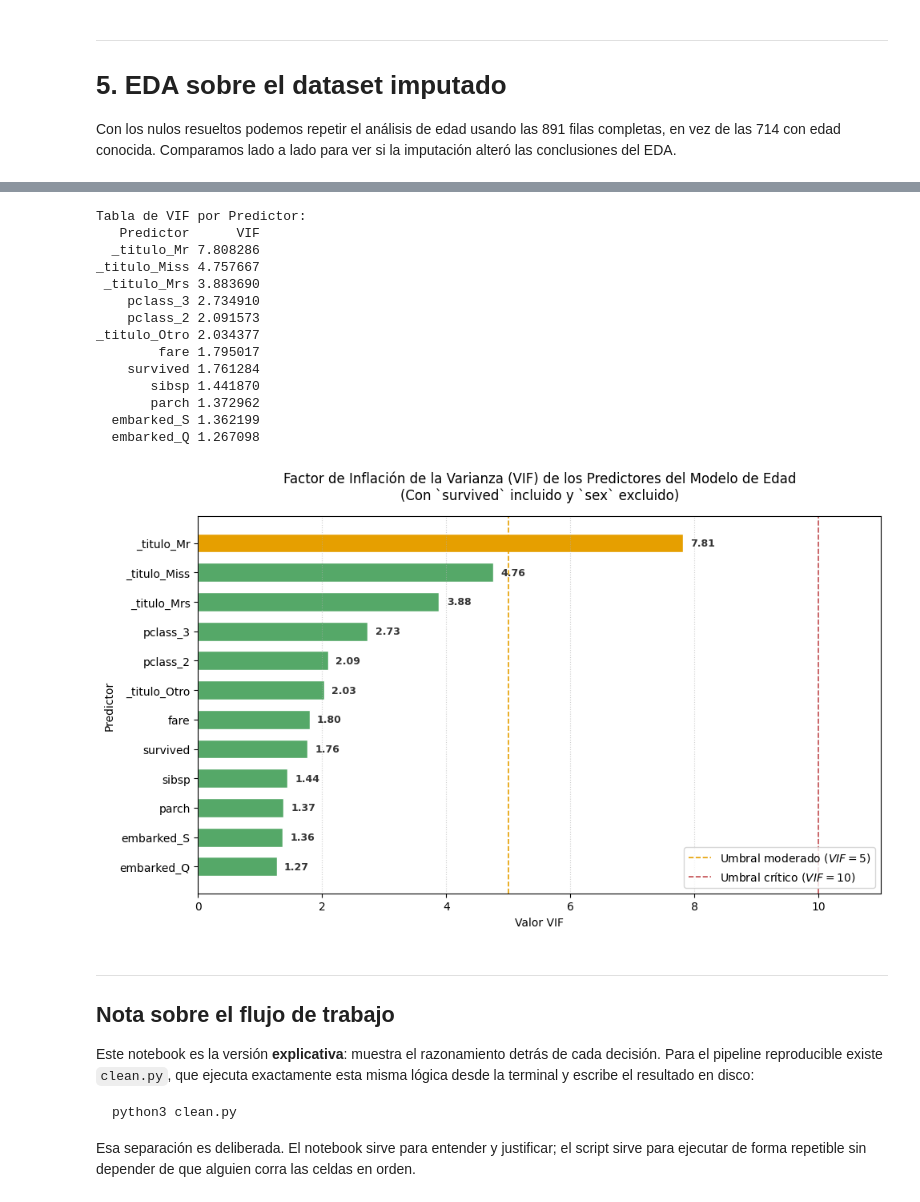
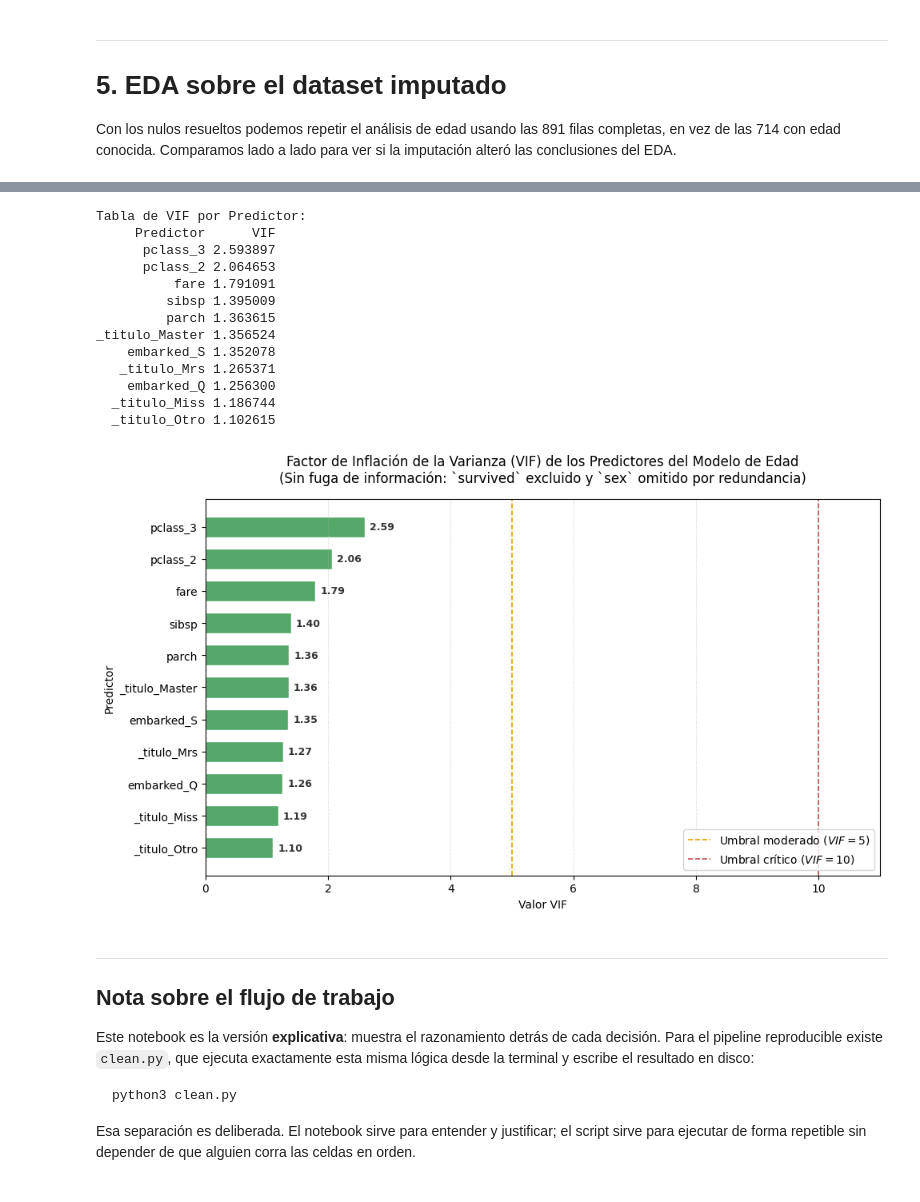
Before and after one commit to HugoAI23/titanic_llm, a Jupyter notebook: EDA_estocastico.ipynb, the cells around one changed output, grey strips where cells are left out. Saved outputs shown, nothing was run; the diff lists cells and outputs as text; code cells hidden in the pictures.

```diff
--- a/EDA_estocastico.ipynb
+++ b/EDA_estocastico.ipynb
@@ -175,8 +175,6 @@ RANDOM_STATE = 42
 rng = np.random.default_rng(RANDOM_STATE)
 
 # --- Predictor extra: el título social contenido en el nombre -------------------
-# 'Master' identifica a niños varones y 'Miss' a mujeres jóvenes o solteras.
-# Es la señal más fuerte disponible para estimar la edad, y sale gratis del nombre.
 TITULOS = {'Mr', 'Mrs', 'Miss', 'Master'}
 
 def extraer_titulo(nombre):
@@ -184,24 +182,25 @@ def extraer_titulo(nombre):
     return m.group(1) if m and m.group(1) in TITULOS else 'Otro'
 
 df_clean['_titulo'] = df_clean['name'].apply(extraer_titulo)
+# Establecemos 'Mr' como la categoría de referencia (primera en orden) para drop_first=True
+# para controlar el VIF en las variables indicadoras.
+df_clean['_titulo'] = pd.Categorical(df_clean['_titulo'],
+                                     categories=['Mr', 'Miss', 'Mrs', 'Master', 'Otro'])
 print(df_clean['_titulo'].value_counts(), end='\n\n')
 
 # --- Embarked: sorteo desde la distribución empírica ----------------------------
-# Con solo 2 nulos la moda bastaría, pero muestrear de las proporciones observadas
-# mantiene la composición original del puerto en lugar de inflar el más frecuente.
 faltan_emb = df_clean['embarked'].isna()
 props = df_clean['embarked'].dropna().value_counts(normalize=True)
 df_clean.loc[faltan_emb, 'embarked'] = rng.choice(props.index, size=int(faltan_emb.sum()), p=props.to_numpy())
 
 # --- Age: regresión + ruido -----------------------------------------------------
 # NOTAS METODOLÓGICAS:
-# 1. Incluimos 'survived': según las reglas de imputación de Rubin y van Buuren,
-#    la variable objetivo DEBE incluirse en el modelo de imputación de covariables
-#    para evitar sesgos de atenuación condicional en modelos predictivos posteriores.
+# 1. OJO: 'survived' NO entra como predictor de imputación. Usar la variable objetivo
+#    generaría fuga de información (target leakage), lo que invalidaría cualquier modelo
+#    de entrenamiento posterior.
 # 2. Eliminamos 'sex': la variable '_titulo' ('Mr', 'Mrs', 'Miss', 'Master') ya codifica
-#    el género de forma más granular. Mantener ambas induciría severa multicolinealidad
-#    (VIF > 30), como se demuestra al final del notebook.
-PREDICTORES = ['pclass', 'survived', 'sibsp', 'parch', 'fare', 'embarked', '_titulo']
+#    el género de forma más granular. Mantener ambas induciría severa multicolinealidad.
+PREDICTORES = ['pclass', 'sibsp', 'parch', 'fare', 'embarked', '_titulo']
 X = pd.get_dummies(df_clean[PREDICTORES],
                    columns=['embarked', '_titulo', 'pclass'],
                    drop_first=True).astype(float)
@@ -426,52 +427,49 @@ for col in X.columns:
 
 df_vif = vif_series.sort_values(ascending=True).reset_index()
 df_vif.columns = ['Predictor', 'VIF']
 
 print("Tabla de VIF por Predictor:")
 print(df_vif.sort_values(by='VIF', ascending=False).to_string(index=False))
 
 # --- Gráfico de Barras Horizontal del VIF ---------------------------------------
 plt.figure(figsize=(10, 6))
 
-# Coloreado según umbrales de severidad: verde (<5), naranja (5-10), rojo (>=10)
 colores = ['#55A868' if v < 5 else ('#E69F00' if v < 10 else '#C44E52') for v in df_vif['VIF']]
 
 bars = plt.barh(df_vif['Predictor'], df_vif['VIF'], color=colores, edgecolor='white', height=0.65)
 
 plt.axvline(5, color='#E69F00', linestyle='--', linewidth=1.2, label='Umbral moderado ($VIF = 5$)')
 plt.axvline(10, color='#C44E52', linestyle='--', linewidth=1.2, label='Umbral crítico ($VIF = 10$)')
 
-# Anotar valores en cada barra
 for bar in bars:
     w = bar.get_width()
-    plt.text(w + 0.12, bar.get_y() + bar.get_height()/2, f'{w:.2f}',
+    plt.text(w + 0.08, bar.get_y() + bar.get_height()/2, f'{w:.2f}',
              ha='left', va='center', fontsize=9, fontweight='bold', color='#333333')
 
-plt.xlim(0, max(df_vif['VIF'].max() + 1.5, 11))
-plt.title('Factor de Inflación de la Varianza (VIF) de los Predictores del Modelo de Edad\n(Con `survived` incluido y `sex` excluido)',
+plt.xlim(0, max(df_vif['VIF'].max() + 1.2, 11))
+plt.title('Factor de Inflación de la Varianza (VIF) de los Predictores del Modelo de Edad\n(Sin fuga de información: `survived` excluido y `sex` omitido por redundancia)',
           fontsize=12, pad=15)
 plt.xlabel('Valor VIF')
 plt.ylabel('Predictor')
 plt.legend(loc='lower right', frameon=True)
 plt.grid(axis='x', linestyle=':', alpha=0.6)
 plt.tight_layout()
 plt.show()
 # %% [output]
 Tabla de VIF por Predictor:
-   Predictor      VIF
-  _titulo_Mr 7.808286
-_titulo_Miss 4.757667
- _titulo_Mrs 3.883690
-    pclass_3 2.734910
-    pclass_2 2.091573
-_titulo_Otro 2.034377
-        fare 1.795017
-    survived 1.761284
-       sibsp 1.441870
-       parch 1.372962
-  embarked_S 1.362199
-  embarked_Q 1.267098
+     Predictor      VIF
+      pclass_3 2.593897
+      pclass_2 2.064653
+          fare 1.791091
+         sibsp 1.395009
+         parch 1.363615
+_titulo_Master 1.356524
+    embarked_S 1.352078
+   _titulo_Mrs 1.265371
+    embarked_Q 1.256300
+  _titulo_Miss 1.186744
+  _titulo_Otro 1.102615
-[figure, old version]
+[figure, new version]
 # %% [markdown]
 ---
 
```
Also changed, not shown: parts of 7 cells of this notebook, 20 other files.
